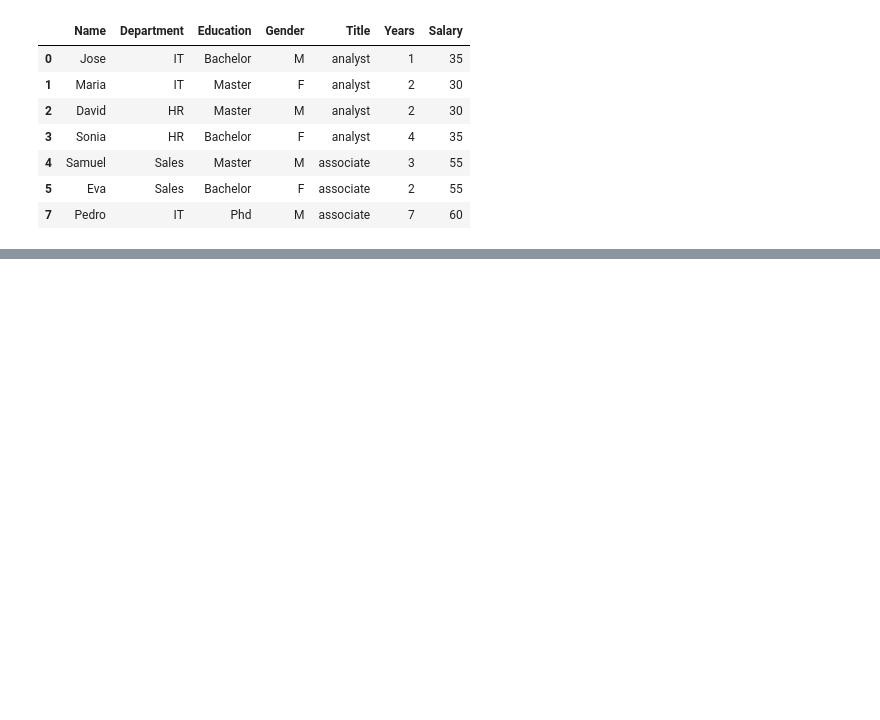
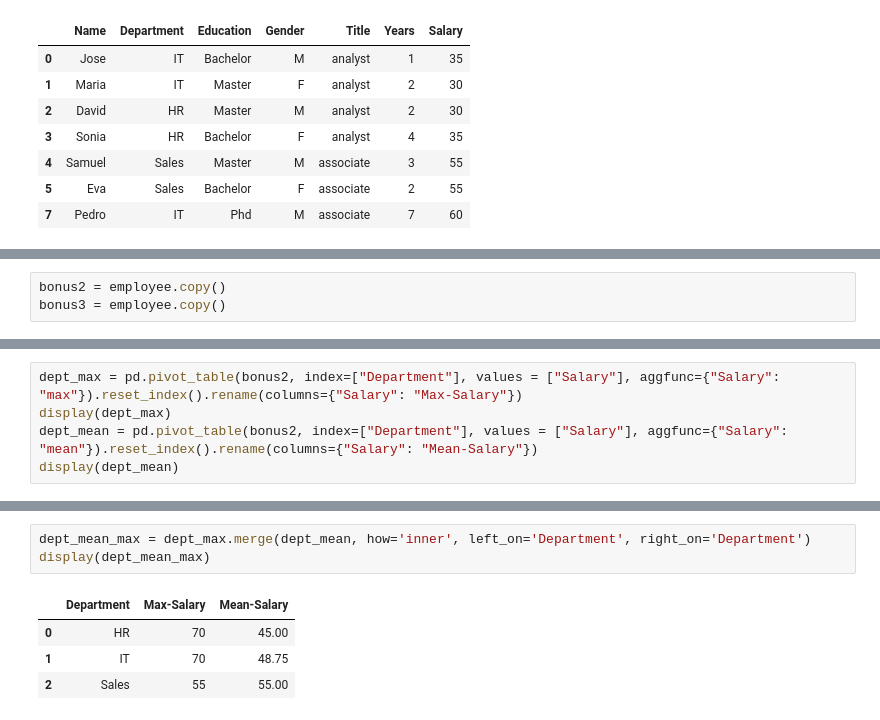
Before and after one commit to MLer76149/lab-pivot-table-and-correlation, a Jupyter notebook: your_code/main.ipynb, the cells around one changed output, grey strips where cells are left out. Saved outputs shown, nothing was run; the diff lists cells and outputs as text; blank space fills up the shorter version.

Commit message:
added some improvements for bonus

```diff
--- a/your_code/main.ipynb
+++ b/your_code/main.ipynb
@@ -239,0 +215,3 @@ pd.pivot_table(bonus, index=["Department"], values=["Salary"]).reset_index().ren
+# %%
+bonus2 = employee.copy()
+bonus3 = employee.copy()
@@ -239,0 +231,5 @@ pd.pivot_table(bonus, index=["Department"], values=["Salary"]).reset_index().ren
+# %%
+dept_max = pd.pivot_table(bonus2, index=["Department"], values = ["Salary"], aggfunc={"Salary": "max"}).reset_index().rename(columns={"Salary": "Max-Salary"})
+display(dept_max)
+dept_mean = pd.pivot_table(bonus2, index=["Department"], values = ["Salary"], aggfunc={"Salary": "mean"}).reset_index().rename(columns={"Salary": "Mean-Salary"})
+display(dept_mean)
@@ -239,0 +245,8 @@ pd.pivot_table(bonus, index=["Department"], values=["Salary"]).reset_index().ren
+# %%
+dept_mean_max = dept_max.merge(dept_mean, how='inner', left_on='Department', right_on='Department')
+display(dept_mean_max)
+# %% [output]
+|  | Department | Max-Salary | Mean-Salary |
+| 0 | HR | 70 | 45.00 |
+| 1 | IT | 70 | 48.75 |
+| 2 | Sales | 55 | 55.00 |
```
Also changed, not shown: parts of 15 cells of this notebook.
